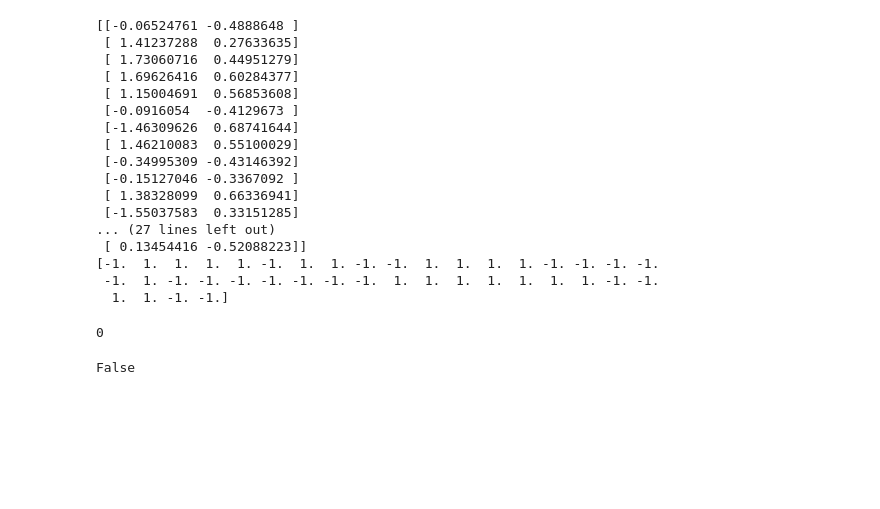
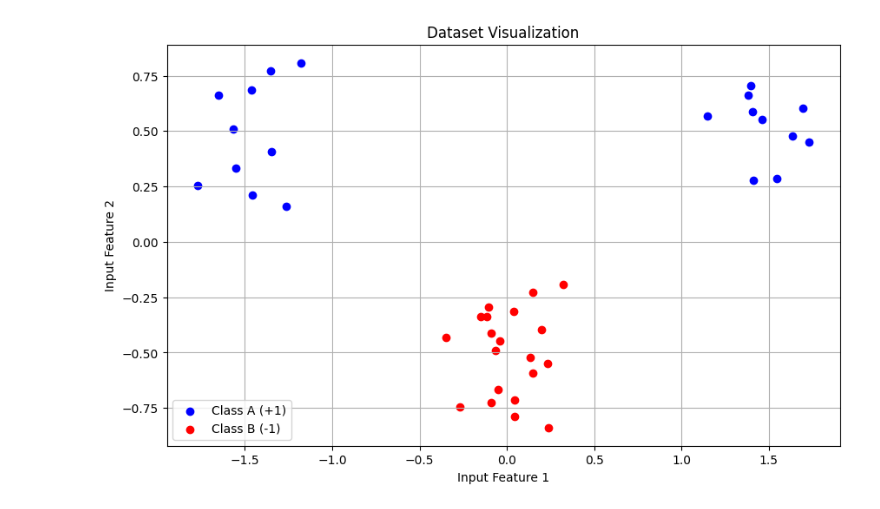
Before and after one commit to nathanansel28/DD2421, a Jupyter notebook: lab2/main.ipynb, the cells around one changed output. Saved outputs shown, nothing was run; the diff lists cells and outputs as text; code cells hidden in the pictures; blank space fills up the shorter version.

```diff
--- a/lab2/main.ipynb
+++ b/lab2/main.ipynb
@@ -6,56 +5,38 @@ import random
 # %%
 np.random.seed(100)
 classA = np.concatenate((
     np.random.randn(10, 2) * 0.2 + [1.5, 0.5],
     np.random.randn(10, 2) * 0.2 + [-1.5, 0.5]
 ))
 
 np.random.seed(100)
 classB = np.random.randn(20, 2) * 0.2 + [0.0, -0.5]
 
 inputs = np.concatenate((classA, classB))
 targets = np.concatenate((
     np.ones(classA.shape[0]),
     -np.ones(classB.shape[0])
 ))
 
 np.random.seed(100)
 N = inputs.shape[0]  # Number of rows (samples)
 permute = list(range(N))
 random.shuffle(permute)
 
 inputs = inputs[permute, :]
 targets = targets[permute]
+
+plt.figure(figsize=(10, 6))
+plt.scatter(inputs[targets == 1][:, 0], inputs[targets == 1][:, 1], color='blue', label='Class A (+1)')
+plt.scatter(inputs[targets == -1][:, 0], inputs[targets == -1][:, 1], color='red', label='Class B (-1)')
+plt.xlabel('Input Feature 1')
+plt.ylabel('Input Feature 2')
+plt.title('Dataset Visualization')
+plt.legend()
+plt.grid(True)
+plt.show()
+# %% [output]
+[figure, added]
-# %%
-print(inputs)
-print(targets)
-# %% [output]
-[[-0.06524761 -0.4888648 ]
- [ 1.41237288  0.27633635]
- [ 1.73060716  0.44951279]
- [ 1.69626416  0.60284377]
- [ 1.15004691  0.56853608]
- [-0.0916054  -0.4129673 ]
- [-1.46309626  0.68741644]
- [ 1.46210083  0.55100029]
- [-0.34995309 -0.43146392]
- [-0.15127046 -0.3367092 ]
- [ 1.38328099  0.66336941]
- [-1.55037583  0.33151285]
-... (27 lines left out)
- [ 0.13454416 -0.52088223]]
-[-1.  1.  1.  1.  1. -1.  1.  1. -1. -1.  1.  1.  1.  1. -1. -1. -1. -1.
- -1.  1. -1. -1. -1. -1. -1. -1. -1.  1.  1.  1.  1.  1.  1.  1. -1. -1.
-  1.  1. -1. -1.]
-# %%
-degree = 0
-degree if degree is not None else 2
-# %% [output]
-0
-# %%
-bool(0)
-# %% [output]
-False
 # %%
 from tools import SupportVectorMachine
 
```
Also changed, not shown: parts of 10 cells of this notebook, 1 other file.
